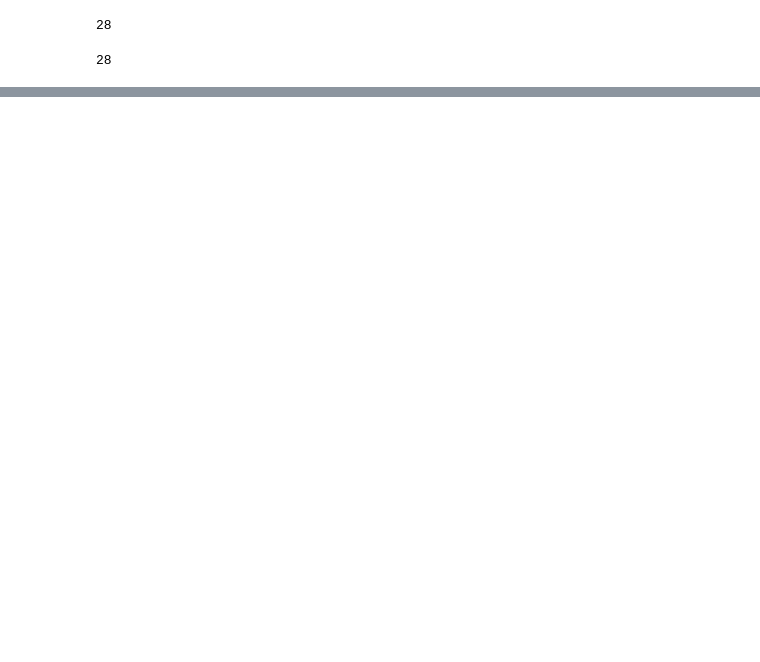
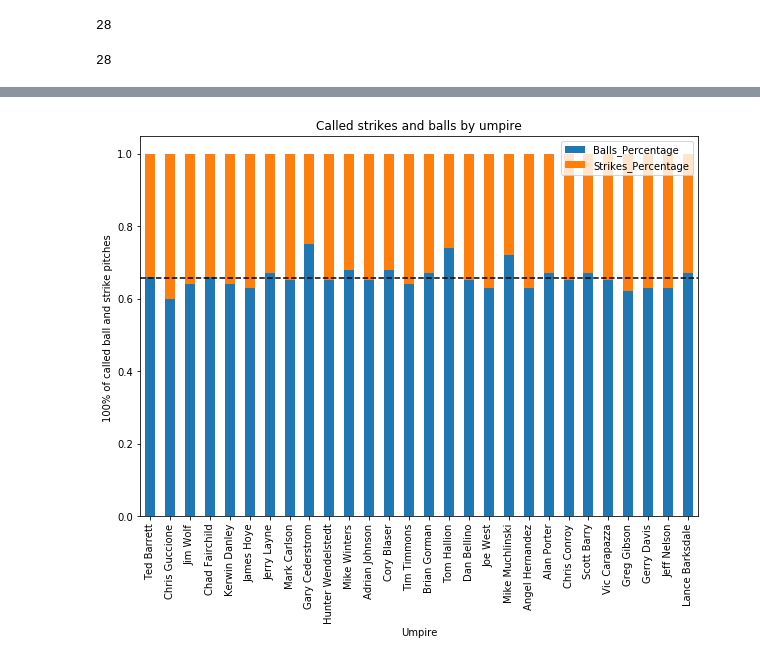
Before and after one commit to ForrestMcDougal/MLB-Postseason-Umpire-Analysis, a Jupyter notebook: Charts.ipynb, the cells around one changed output, grey strips where cells are left out. Saved outputs shown, nothing was run; the diff lists cells and outputs as text; code cells hidden in the pictures; blank space fills up the shorter version.

Commit message:
Add files via upload
stacked chart working

```diff
--- a/Charts.ipynb
+++ b/Charts.ipynb
@@ -476,0 +441,7 @@ plt.show()
+# %%
+# find the percentage of balls and strikes
+umpire_bs_Percentageb = round(umpire_bs["Balls"]/umpire_bs["total_calls"],2)
+umpire_bs_Percentages = round(umpire_bs["Strikes"]/umpire_bs["total_calls"],2)
+umpire_bs["Balls_Percentage"] = umpire_bs_Percentageb
+umpire_bs["Strikes_Percentage"] = umpire_bs_Percentages
+umpire_bs.head(3)
@@ -476,0 +453,12 @@ plt.show()
+# %%
+# pull out just the umpire, balls% and strikes% for stacked chart
+# umpire_bs_only
+
+umpire_bs_only = pd.DataFrame(umpire_bs, columns=[
+                        "Umpire", "Balls_Percentage", "Strikes_Percentage"])
+
+umpire_bs_only
+umpire_bs_only = umpire_bs_only.set_index("Umpire")
+# gender_df_sum.index.name = None
+
+umpire_bs_only.head(3)
@@ -477,3 +471,15 @@ plt.show()
+# %%
+# Bar chart of strikes and balls by ump
+umpire_bs_only.loc[:,['Balls_Percentage','Strikes_Percentage']].plot.bar(stacked=True, figsize=(10,7))
+
+plt.ylabel('100% of called ball and strike pitches ')
+plt.title('Called strikes and balls by umpire')
+# plt.axvline(0.6282, color="k", linestyle="--")
+plt.axhline(0.6582, color="k", linestyle="--", label='Average')
+
+plt.show()
+# %% [output]
+[figure, added]
 # %%
 # # strikes and balls heat map
 
```
Also changed, not shown: parts of 6 cells of this notebook.
